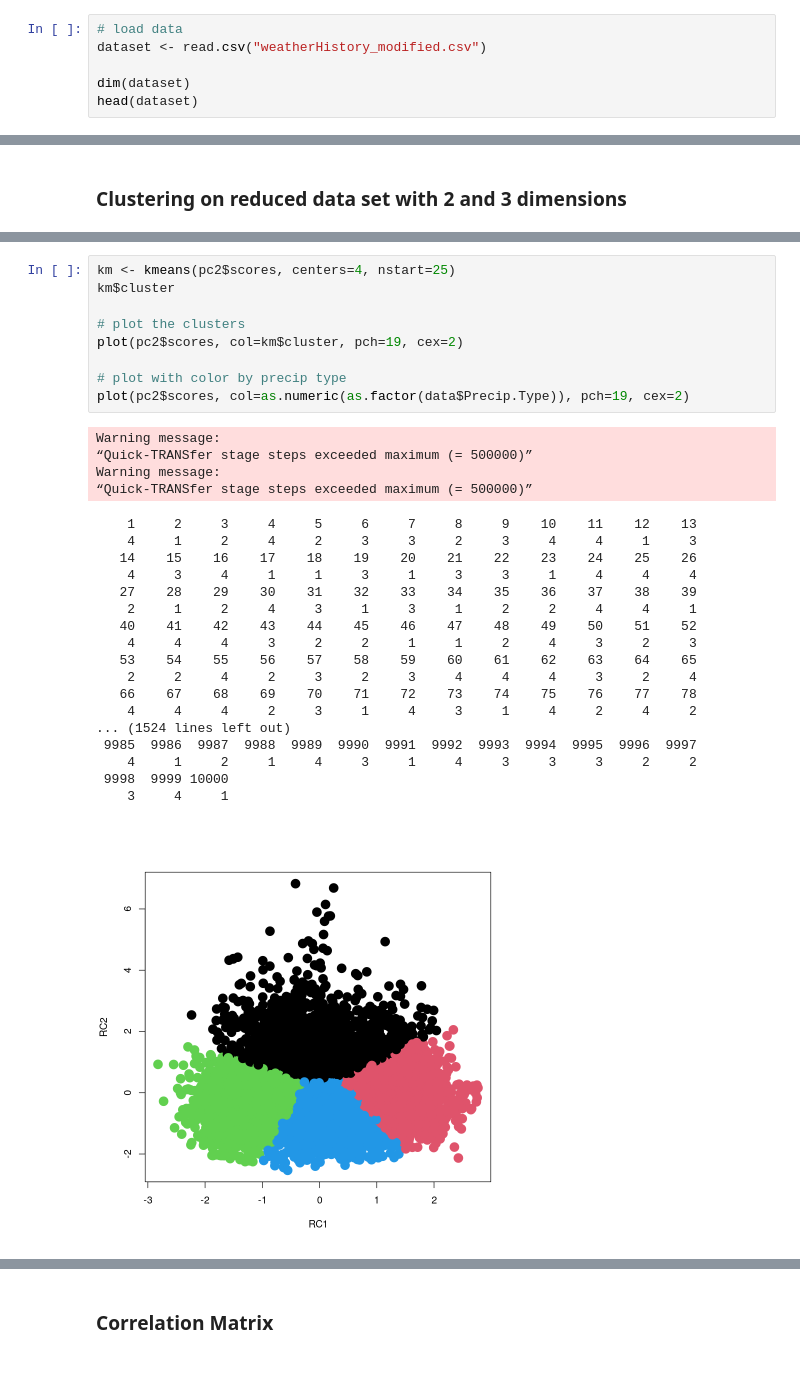
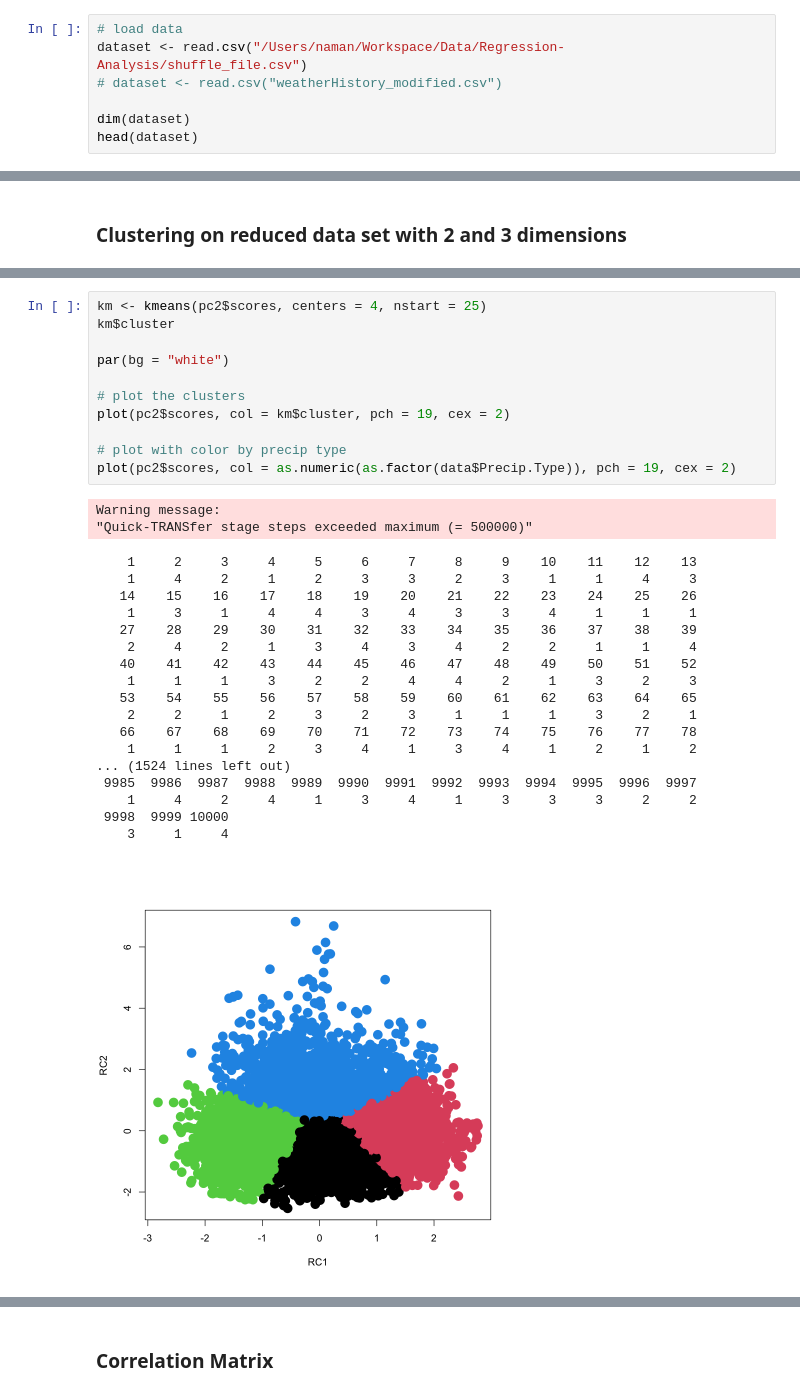
Before and after one commit to PradeepMundlik/MA4142-Project, a Jupyter notebook: main.ipynb, the cells around one changed output, grey strips where cells are left out. Drawn from its saved outputs; the diff is of its cells as text; blank space fills up the shorter version.

```diff
--- a/main.ipynb
+++ b/main.ipynb
@@ -16,7 +36,8 @@ library(corrplot)
 ### Load Data
 # %%
 # load data
-dataset <- read.csv("weatherHistory_modified.csv")
+dataset <- read.csv("/Users/naman/Workspace/Data/Regression-Analysis/shuffle_file.csv")
+# dataset <- read.csv("weatherHistory_modified.csv")
 
 dim(dataset)
 head(dataset)
@@ -286,35 +299,35 @@ A matrix: 10000 × 2 of type dbl
 # %%
-km <- kmeans(pc2$scores, centers=4, nstart=25)
+km <- kmeans(pc2$scores, centers = 4, nstart = 25)
 km$cluster
 
+par(bg = "white")
+
 # plot the clusters
-plot(pc2$scores, col=km$cluster, pch=19, cex=2)
+plot(pc2$scores, col = km$cluster, pch = 19, cex = 2)
 
 # plot with color by precip type
-plot(pc2$scores, col=as.numeric(as.factor(data$Precip.Type)), pch=19, cex=2)
+plot(pc2$scores, col = as.numeric(as.factor(data$Precip.Type)), pch = 19, cex = 2)
 # %% [output]
 Warning message:
-“Quick-TRANSfer stage steps exceeded maximum (= 500000)”
-Warning message:
-“Quick-TRANSfer stage steps exceeded maximum (= 500000)”
+"Quick-TRANSfer stage steps exceeded maximum (= 500000)"
     1     2     3     4     5     6     7     8     9    10    11    12    13
-    4     1     2     4     2     3     3     2     3     4     4     1     3
+    1     4     2     1     2     3     3     2     3     1     1     4     3
    14    15    16    17    18    19    20    21    22    23    24    25    26
-    4     3     4     1     1     3     1     3     3     1     4     4     4
+    1     3     1     4     4     3     4     3     3     4     1     1     1
    27    28    29    30    31    32    33    34    35    36    37    38    39
-    2     1     2     4     3     1     3     1     2     2     4     4     1
+    2     4     2     1     3     4     3     4     2     2     1     1     4
    40    41    42    43    44    45    46    47    48    49    50    51    52
-    4     4     4     3     2     2     1     1     2     4     3     2     3
+    1     1     1     3     2     2     4     4     2     1     3     2     3
    53    54    55    56    57    58    59    60    61    62    63    64    65
-    2     2     4     2     3     2     3     4     4     4     3     2     4
+    2     2     1     2     3     2     3     1     1     1     3     2     1
    66    67    68    69    70    71    72    73    74    75    76    77    78
-    4     4     4     2     3     1     4     3     1     4     2     4     2
+    1     1     1     2     3     4     1     3     4     1     2     1     2
 ... (1524 lines left out)
  9985  9986  9987  9988  9989  9990  9991  9992  9993  9994  9995  9996  9997
-    4     1     2     1     4     3     1     4     3     3     3     2     2
+    1     4     2     4     1     3     4     1     3     3     3     2     2
  9998  9999 10000
-    3     4     1
+    3     1     4
-[figure, old version]
+[figure, new version]
 [figure]
 # %%
 pc3 <- principal(data.pca, nfactors = 3, rotate = "varimax")
```
Also changed, not shown: parts of 14 cells of this notebook, 2 other files.
